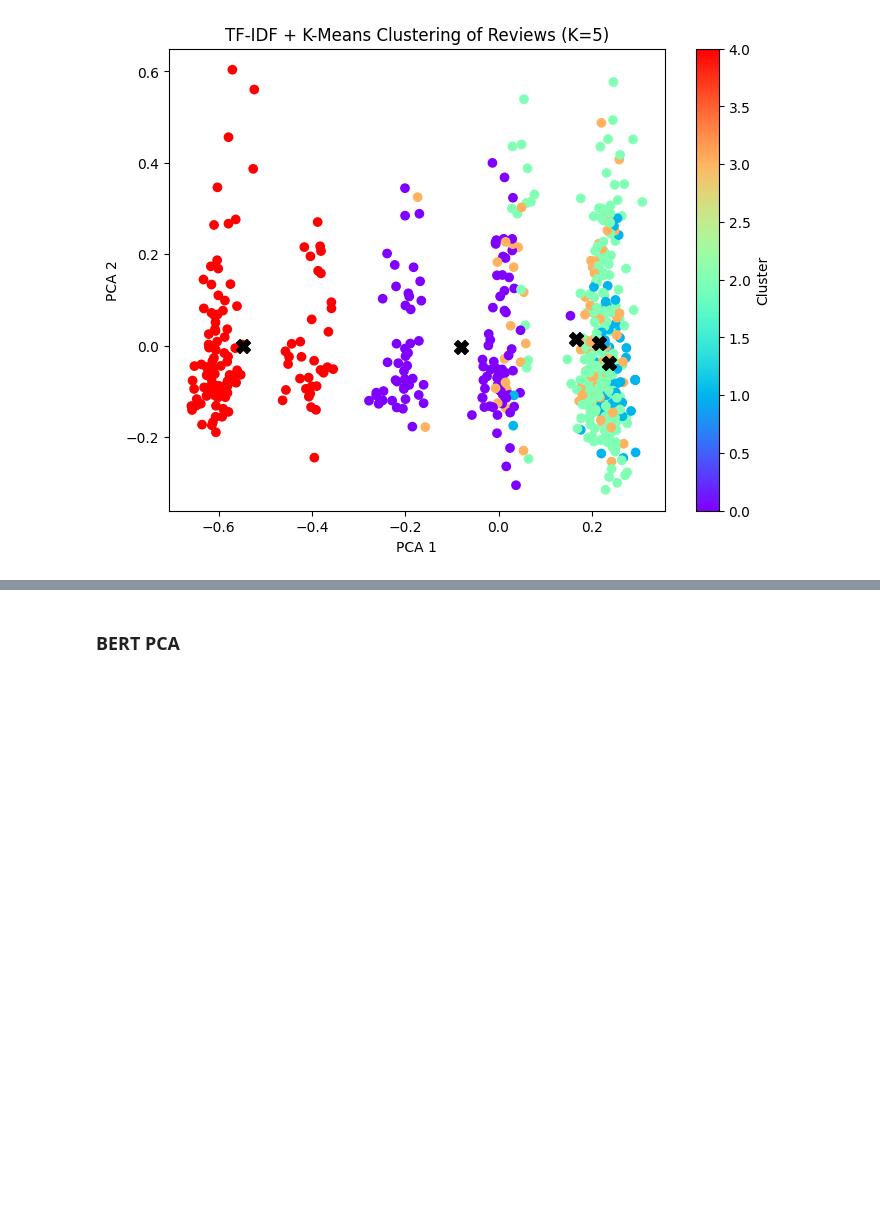
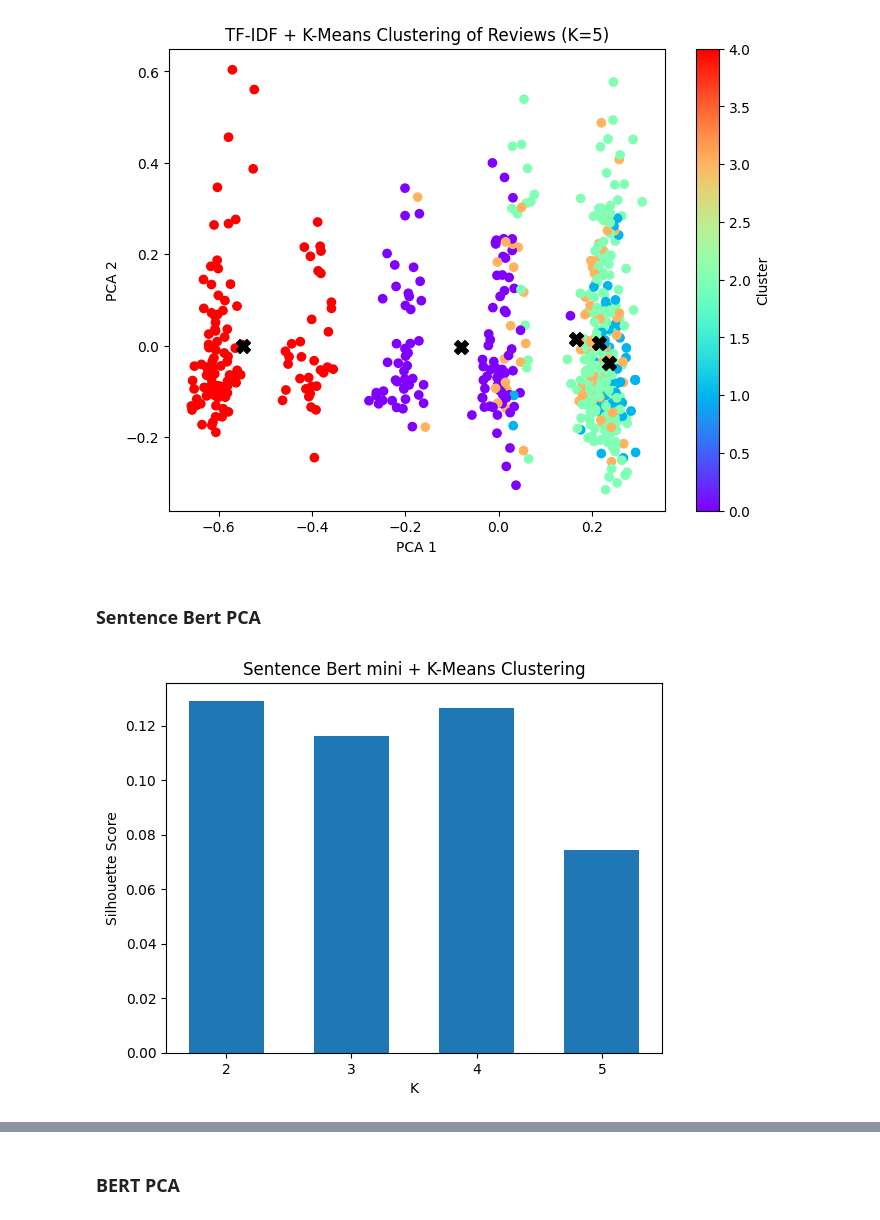
Before and after one commit to yishanhsieh/llm-segmentation, a Jupyter notebook: get_embeddings.ipynb, the cells around one changed output, grey strips where cells are left out. Drawn from its saved outputs; the diff is of its cells as text; code cells hidden in the pictures; blank space fills up the shorter version.

Commit message:
add Sentence Bert experiment

```diff
--- a/Llama_colab_showing llama_result.ipynb
+++ b/get_embeddings.ipynb
@@ -166,0 +223,13 @@ tfidf_rating_combined_vectors.shape
+# %%
+def mean_pooling(model_output, attention_mask):
+    token_embeddings = model_output[0] #First element of model_output contains all token embeddings
+    input_mask_expanded = attention_mask.unsqueeze(-1).expand(token_embeddings.size()).float()
+    return torch.sum(token_embeddings * input_mask_expanded, 1) / torch.clamp(input_mask_expanded.sum(1), min=1e-9)
+# %%
+# Load model from HuggingFace Hub
+tokenizer = AutoTokenizer.from_pretrained('sentence-transformers/all-MiniLM-L6-v2')
+bert_mini_model = AutoModel.from_pretrained('sentence-transformers/all-MiniLM-L6-v2')
+# %%
+device = torch.device("cuda" if torch.cuda.is_available() else "cpu")
+print("Using device:", device)
+bert_mini_model.to(device)
@@ -166,0 +255,13 @@ tfidf_rating_combined_vectors.shape
+# %%
+# Tokenize sentences
+encoded_input = tokenizer(review_list, padding=True, truncation=True, return_tensors='pt').to(device)
+
+# Compute token embeddings
+with torch.no_grad():
+    model_output = bert_mini_model(**encoded_input)
+
+# Perform pooling
+sentence_embeddings = mean_pooling(model_output, encoded_input['attention_mask'])
+
+# Normalize embeddings
+bert_mini_embeddings = F.normalize(sentence_embeddings, p=2, dim=1).squeeze().cpu().numpy()
@@ -443,3 +548,9 @@ Silhouette Score for k=4: -0.011
 [figure]
 Silhouette Score for k=5: -0.013
 [figure]
+# %% [markdown]
+### Sentence Bert PCA
+# %%
+score_barchart("Sentence Bert mini", bert_mini_embeddings)
+# %% [output]
+[figure, added]
```
Also changed, not shown: parts of 21 cells of this notebook, 7 other files.
